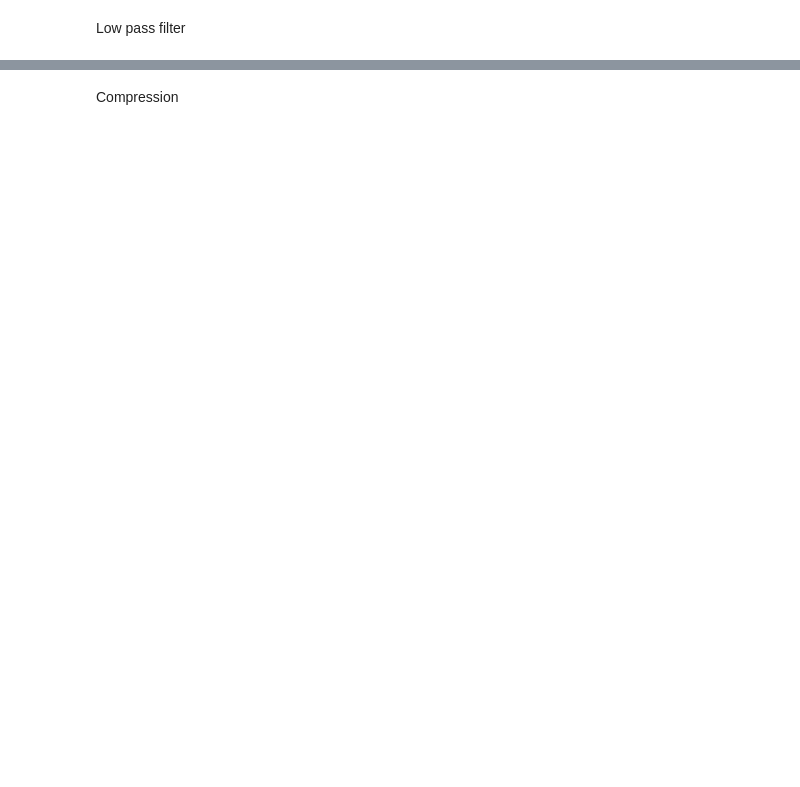
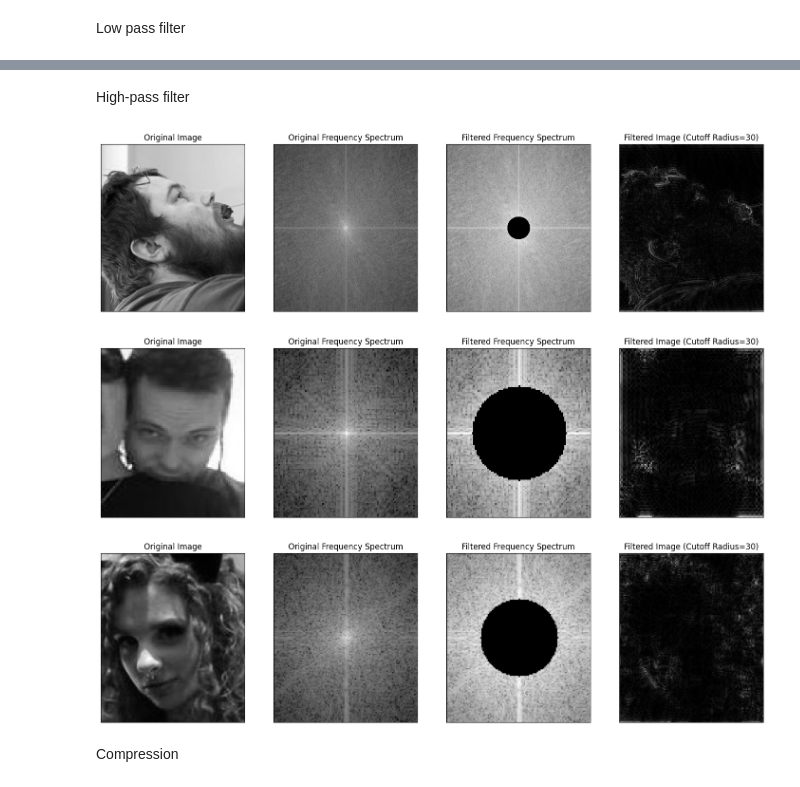
Before and after one commit to MollersThrane/IT3212-assignments, a Jupyter notebook: Assignment 2/main.ipynb, the cells around one changed output, grey strips where cells are left out. Cells and saved outputs as stored; diff of their text form; code cells hidden in the pictures; blank space fills up the shorter version.

```diff
--- a/Assignment 2/main.ipynb
+++ b/Assignment 2/main.ipynb
@@ -173,3 +162,62 @@ apply_low_pass_filter_and_plot(grayscale_3, fourier_transformed_3, 0.10)
+# %% [markdown]
+High-pass filter
+# %%
+def apply_high_pass_filter_and_plot(grayscale, fourier_transformed, cutoff_radius=30):
+    # Convert grayscale image to numpy array
+    img_np = np.array(grayscale)
+
+    # Use the provided Fourier transformed image
+    dft_shifted = fourier_transformed
+
+    # Get image dimensions
+    rows, cols = img_np.shape
+    crow, ccol = rows // 2, cols // 2  # Center of the image
+
+    # Create an ideal high-pass filter mask with a hard cutoff
+    mask = np.ones((rows, cols), np.uint8)
+    y, x = np.ogrid[:rows, :cols]
+    distance_from_center = np.sqrt((x - ccol)**2 + (y - crow)**2)
+    mask[distance_from_center <= cutoff_radius] = 0
+
+    # Apply the mask (high-pass filter)
+    dft_shifted_filtered = dft_shifted * mask
+
+    # Inverse DFT to get the filtered image
+    dft_inverse = np.fft.ifftshift(dft_shifted_filtered)  # Shift back the zero frequency
+    img_filtered = np.fft.ifft2(dft_inverse)
+    img_filtered = np.abs(img_filtered)
+
+    # Plot the results
+    plt.figure(figsize=(18, 6))
+
+    # Original Image
+    plt.subplot(141), plt.imshow(grayscale, cmap='gray')
+    plt.title('Original Image'), plt.xticks([]), plt.yticks([])
+
+    # Frequency Spectrum (Magnitude) - Original
+    magnitude_spectrum = 20 * np.log(np.abs(dft_shifted))
+    plt.subplot(142), plt.imshow(magnitude_spectrum, cmap='gray')
+    plt.title('Original Frequency Spectrum'), plt.xticks([]), plt.yticks([])
+
+    # Frequency Spectrum (Magnitude) - After High Pass Filter
+    filtered_magnitude_spectrum = 20 * np.log(np.abs(dft_shifted_filtered) + 1)  # Add 1 to avoid log(0)
+    plt.subplot(143), plt.imshow(filtered_magnitude_spectrum, cmap='gray')
+    plt.title('Filtered Frequency Spectrum'), plt.xticks([]), plt.yticks([])
+
+    # Filtered Image
+    plt.subplot(144), plt.imshow(img_filtered, cmap='gray')
+    plt.title(f'Filtered Image (Cutoff Radius={cutoff_radius})'), plt.xticks([]), plt.yticks([])
+
+    plt.show()
+
+# Apply the high-pass filter function to an image
+apply_high_pass_filter_and_plot(grayscale_1, fourier_transformed_1)  # Cutoff radius determined programmatically
+apply_high_pass_filter_and_plot(grayscale_2, fourier_transformed_2)
+apply_high_pass_filter_and_plot(grayscale_3, fourier_transformed_3)
+# %% [output]
+[figure, added]
+[figure, added]
+[figure, added]
 # %% [markdown]
 Compression
 # %%
```
Also changed, not shown: parts of 5 cells of this notebook.
